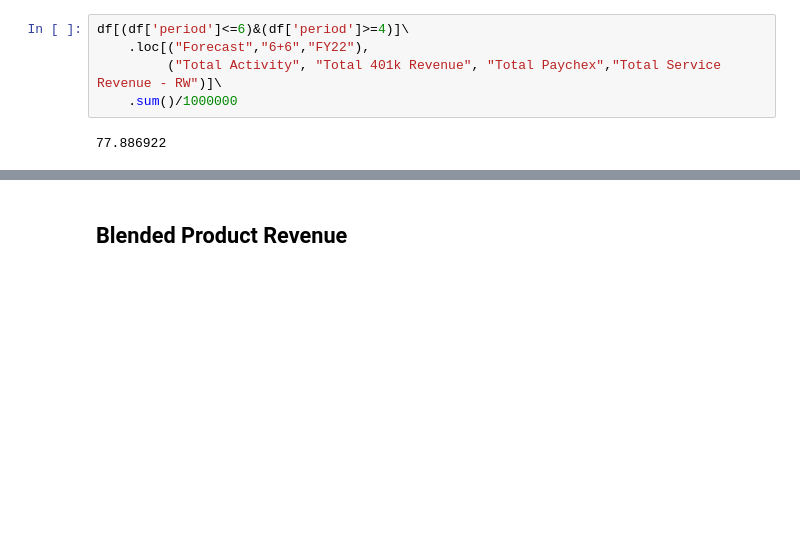
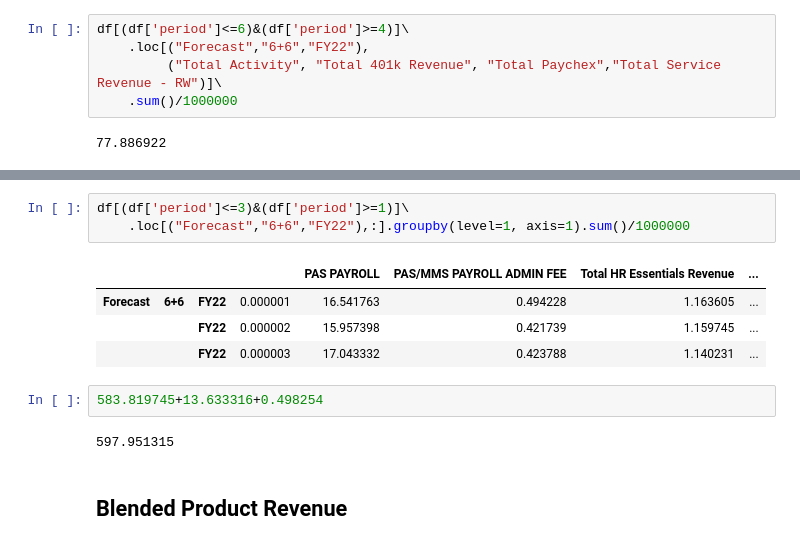
Before and after one commit to jluisjm/Paychex_revenue_forecast, a Jupyter notebook: clean_data.ipynb, the cells around one changed output, grey strips where cells are left out. Drawn from its saved outputs; the diff is of its cells as text; blank space fills up the shorter version.

```diff
--- a/clean_data.ipynb
+++ b/clean_data.ipynb
@@ -146,3 +224,15 @@ df[(df['period']<=6)&(df['period']>=4)]\
+# %%
+df[(df['period']<=3)&(df['period']>=1)]\
+    .loc[("Forecast","6+6","FY22"),:].groupby(level=1, axis=1).sum()/1000000
+# %% [output]
+|  |  |  |  | PAS PAYROLL | PAS/MMS PAYROLL ADMIN FEE | Total HR Essentials Revenue | ... |
+| Forecast | 6+6 | FY22 | 0.000001 | 16.541763 | 0.494228 | 1.163605 | ... |
+|  |  | FY22 | 0.000002 | 15.957398 | 0.421739 | 1.159745 | ... |
+|  |  | FY22 | 0.000003 | 17.043332 | 0.423788 | 1.140231 | ... |
+# %%
+583.819745+13.633316+0.498254
+# %% [output]
+597.951315
 # %% [markdown]
 ## Blended Product Revenue
 # %%
```
Also changed, not shown: parts of 7 cells of this notebook, 7 other files.
